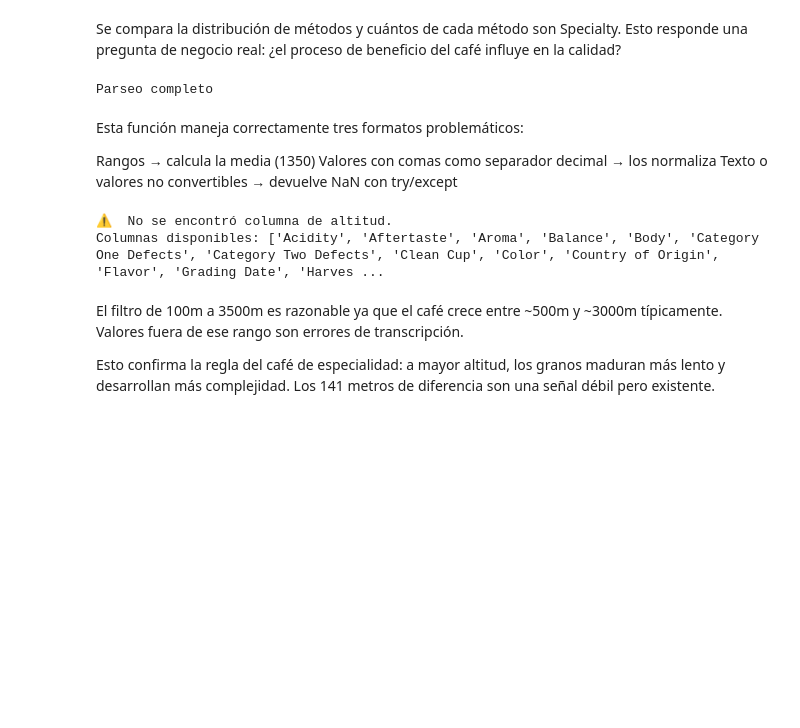
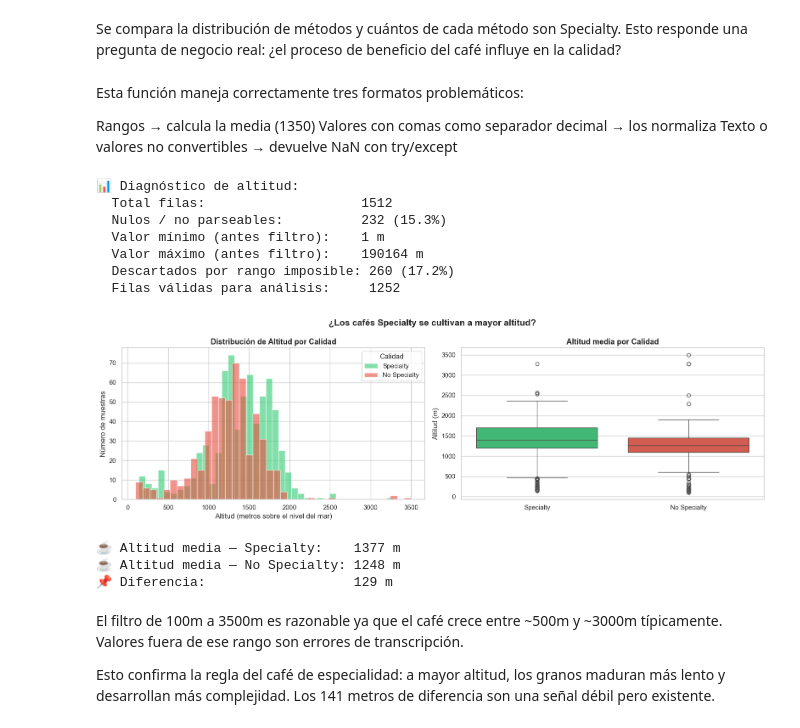
Before and after one commit to Bootcamp-IA-P6/Proyecto6_Grupo1, a Jupyter notebook: notebooks/2_EDA_Merge_Jonathan.ipynb, the cells around one changed output. Saved outputs shown, nothing was run; the diff lists cells and outputs as text; code cells hidden in the pictures; blank space fills up the shorter version.

```diff
--- a/notebooks/2_EDA_Merge_Jonathan.ipynb
+++ b/notebooks/2_EDA_Merge_Jonathan.ipynb
@@ -533,7 +544,7 @@ if col_pais in df_clean.columns:
 if col_pais in df_clean.columns:
     # Calcular el % de Specialty por país (solo países con +10 muestras para ser significativos)
     paises_validos = df_clean[col_pais].value_counts()
-    paises_validos = paises_validos[paises_validos >= 10].index
+    paises_validos = paises_validos[paises_validos >= 50].index
 
     tasa_specialty = (
         df_clean[df_clean[col_pais].isin(paises_validos)]
@@ -591,29 +602,6 @@ if col_proceso in df_clean.columns:
 [figure]
 # %% [markdown]
  Se compara la distribución de métodos y cuántos de cada método son Specialty. Esto responde una pregunta de negocio real: ¿el proceso de beneficio del café influye en la calidad?
-# %%
-# En el mundo del café specialty, la altitud es muy importante.
-# El dataset 2023 tiene altitudes en formatos MEZCLADOS
-
-def parsear_altitud(valor):
-    """Convierte el formato de altitud a un número flotante.
-    Si es un rango (ej: '1200-1500'), devuelve la media.
-    Si no se puede convertir, devuelve NaN."""
-    try:
-        valor_str = str(valor).strip().replace(',', '.').replace(' ', '')
-        if '-' in valor_str and not valor_str.startswith('-'):
-            # Es un rango tipo '1200-1500'
-            partes = valor_str.split('-')
-            nums = [float(p) for p in partes if p.replace('.','').isdigit()]
-            return np.mean(nums) if nums else np.nan
-        else:
-            return float(valor_str)
-    except:
-        return np.nan
-
-print("Parseo completo")
-# %% [output]
-Parseo completo
 # %% [markdown]
 Esta función maneja correctamente tres formatos problemáticos:
 
@@ -624,11 +612,9 @@ Texto o valores no convertibles → devuelve NaN con try/except
 # ─── ANÁLISIS DE ALTITUD ───────────────────────────────────────────────────────
 
 
-Altitude = 'Altitude'
+Altitude = 'altitud_limpia'
 
 if Altitude in df_clean.columns:
-    # Aplicar la función de parseo
-    df_clean['altitud_limpia'] = df_clean[Altitude].apply(parsear_altitud)
 
     # Diagnóstico antes de filtrar
     total = len(df_clean)
@@ -659,35 +645,44 @@ if Altitude in df_clean.columns:
     axes[0].set_xlabel('Altitud (metros sobre el nivel del mar)')
     axes[0].set_ylabel('Número de muestras')
     axes[0].set_title('Distribución de Altitud por Calidad', fontsize=13, fontweight='bold')
     axes[0].legend(title='Calidad')
 
     # ─── GRÁFICO 2: Boxplot altitud por calidad ───────────────────────────────
     sns.boxplot(
         data=df_altitud, x='quality_label', y='altitud_limpia',
         palette=palette, ax=axes[1], order=['Specialty', 'No Specialty']
     )
     axes[1].set_title('Altitud media por Calidad', fontsize=13, fontweight='bold')
     axes[1].set_xlabel('')
     axes[1].set_ylabel('Altitud (m)')
 
     plt.suptitle('¿Los cafés Specialty se cultivan a mayor altitud?', fontsize=15, fontweight='bold')
     plt.tight_layout()
     plt.show()
 
 
     # Estadísticas finales
     media_s  = df_altitud[df_altitud['quality_label']=='Specialty']['altitud_limpia'].mean()
     media_ns = df_altitud[df_altitud['quality_label']=='No Specialty']['altitud_limpia'].mean()
     print(f'\n☕ Altitud media — Specialty:    {media_s:.0f} m')
     print(f'☕ Altitud media — No Specialty: {media_ns:.0f} m')
     print(f'📌 Diferencia:                   {abs(media_s - media_ns):.0f} m')
 
 else:
     print('⚠️  No se encontró columna de altitud.')
     print(f'Columnas disponibles: {list(df_clean.columns)}')
 # %% [output]
-⚠️  No se encontró columna de altitud.
-Columnas disponibles: ['Acidity', 'Aftertaste', 'Aroma', 'Balance', 'Body', 'Category One Defects', 'Category Two Defects', 'Clean Cup', 'Color', 'Country of Origin', 'Flavor', 'Grading Date', 'Harves ...
+📊 Diagnóstico de altitud:
+  Total filas:                    1512
+  Nulos / no parseables:          232 (15.3%)
+  Valor mínimo (antes filtro):    1 m
+  Valor máximo (antes filtro):    190164 m
+  Descartados por rango imposible: 260 (17.2%)
+  Filas válidas para análisis:     1252
+[figure, added]
+☕ Altitud media — Specialty:    1377 m
+☕ Altitud media — No Specialty: 1248 m
+📌 Diferencia:                   129 m
 # %% [markdown]
 El filtro de 100m a 3500m es razonable ya que el café crece entre ~500m y ~3000m típicamente. Valores fuera de ese rango son errores de transcripción.
 
```
Also changed, not shown: parts of 18 cells of this notebook, 3 other files.
